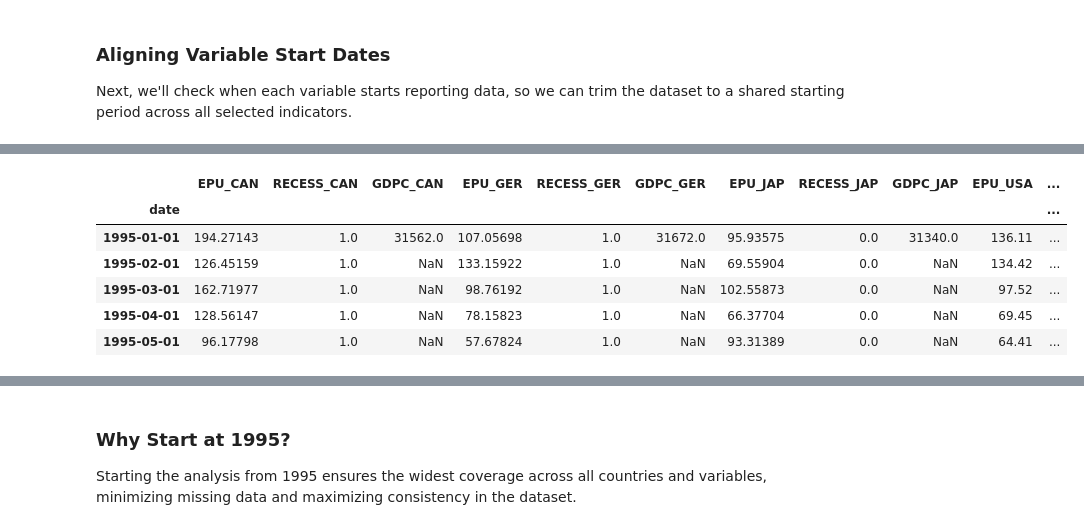
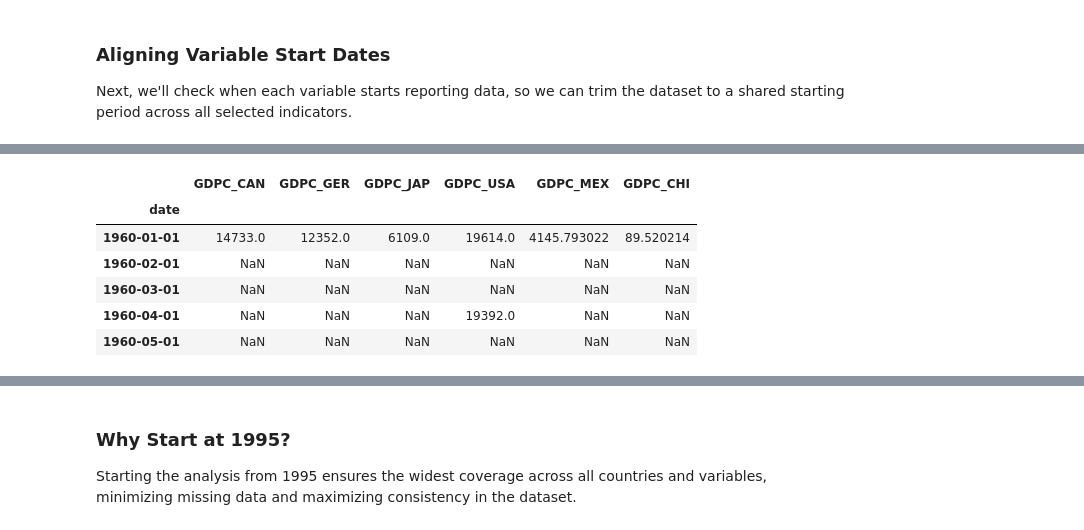
Before and after one commit to Barderus/SURE_Program, a Jupyter notebook: notebooks/1.1 - EDA.ipynb, the cells around one changed output, grey strips where cells are left out. Saved outputs shown, nothing was run; the diff lists cells and outputs as text; code cells hidden in the pictures.

```diff
--- a/notebooks/1.1 - EDA.ipynb
+++ b/notebooks/1.1 - EDA.ipynb
@@ -5,7 +5,7 @@ import matplotlib.pyplot as plt
 ## Dataset overview
 # %%
 # Load data
-df = pd.read_csv("../data/processed/master_file.csv")
+df = pd.read_csv("../data/processed/master_file1.csv")
 
 # Overview
 print(df.shape)
@@ -42,7 +44,7 @@ Index(['date', 'EPU_CAN', 'IP_CAN', '10YS_CAN', 'INF_YoY_CAN', 'EX_CAN',
 # %% [markdown]
 ### Drop residual columns
 # %%
-df = df.drop(columns=["Unnamed: 0", "10YS_CHI", "10YS_JAP", '2YS_MEX', '1OYS_MEX', "10YS_CAN", "10YS_GER"])
+df = df.drop(columns=["10YS_CHI", "10YS_JAP", '2YS_MEX', '1OYS_MEX', "10YS_CAN", "10YS_GER"])
 # %% [markdown]
 ###  Clean and Normalize Dates
 # %%
@@ -181,14 +183,14 @@ display(aligned_gdp_df.head())
 # %%
-aligned_gdpc_df = get_aligned_df(df, ["GDPC_", "RECESS_", "EPU_"])
+aligned_gdpc_df = get_aligned_df(df, ["GDPC_"])
 display(aligned_gdpc_df.head())
 # %% [output]
-|  | EPU_CAN | RECESS_CAN | GDPC_CAN | EPU_GER | RECESS_GER | GDPC_GER | EPU_JAP | RECESS_JAP | GDPC_JAP | EPU_USA | ... |
-| date |  |  |  |  |  |  |  |  |  |  | ... |
-| 1995-01-01 | 194.27143 | 1.0 | 31562.0 | 107.05698 | 1.0 | 31672.0 | 95.93575 | 0.0 | 31340.0 | 136.11 | ... |
-| 1995-02-01 | 126.45159 | 1.0 | NaN | 133.15922 | 1.0 | NaN | 69.55904 | 0.0 | NaN | 134.42 | ... |
-| 1995-03-01 | 162.71977 | 1.0 | NaN | 98.76192 | 1.0 | NaN | 102.55873 | 0.0 | NaN | 97.52 | ... |
-| 1995-04-01 | 128.56147 | 1.0 | NaN | 78.15823 | 1.0 | NaN | 66.37704 | 0.0 | NaN | 69.45 | ... |
-| 1995-05-01 | 96.17798 | 1.0 | NaN | 57.67824 | 1.0 | NaN | 93.31389 | 0.0 | NaN | 64.41 | ... |
+|  | GDPC_CAN | GDPC_GER | GDPC_JAP | GDPC_USA | GDPC_MEX | GDPC_CHI |
+| date |  |  |  |  |  |  |
+| 1960-01-01 | 14733.0 | 12352.0 | 6109.0 | 19614.0 | 4145.793022 | 89.520214 |
+| 1960-02-01 | NaN | NaN | NaN | NaN | NaN | NaN |
+| 1960-03-01 | NaN | NaN | NaN | NaN | NaN | NaN |
+| 1960-04-01 | NaN | NaN | NaN | 19392.0 | NaN | NaN |
+| 1960-05-01 | NaN | NaN | NaN | NaN | NaN | NaN |
 # %%
 aligned_unemp_df = get_aligned_df(df, ["UNEMP", "RECESS_", "EPU_"])
 display(aligned_unemp_df.head())
```
Also changed, not shown: parts of 29 cells of this notebook, 1 other file.
